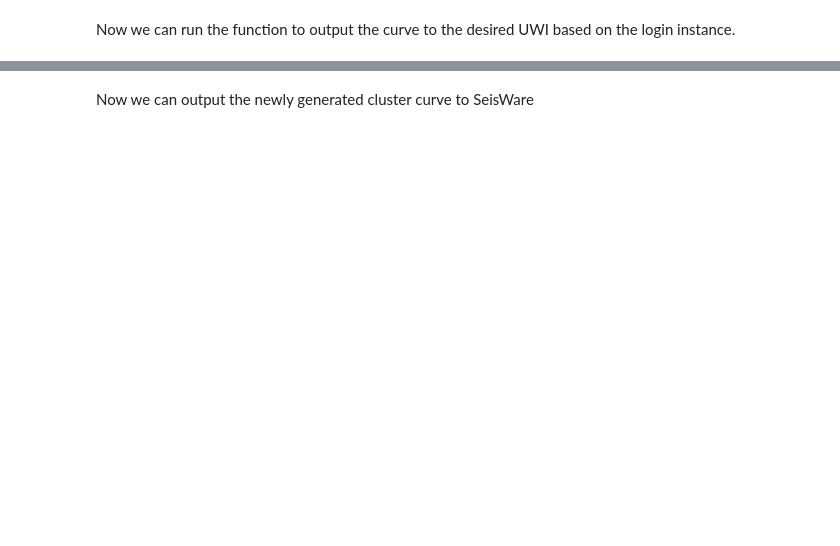
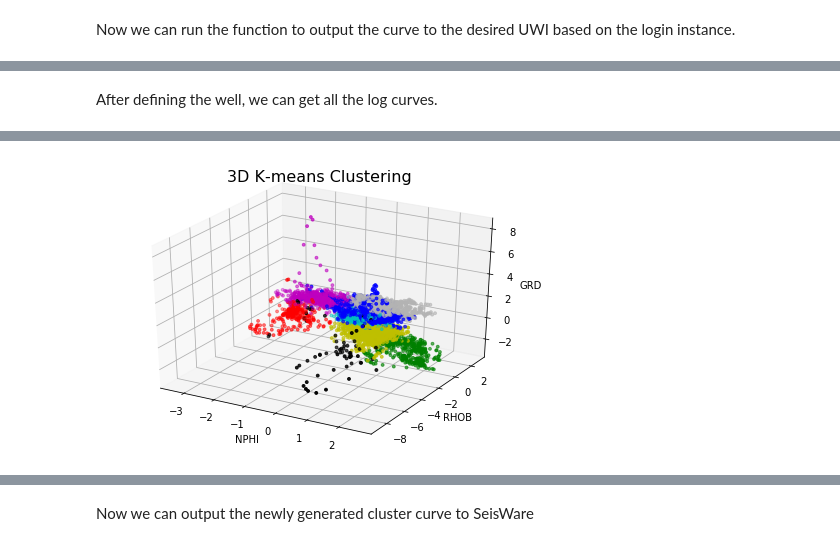
Before and after one commit to SeisWare/ClusteringWebinar, a Jupyter notebook: Clustering Webinar.ipynb, the cells around one changed output, grey strips where cells are left out. Cells and saved outputs as stored; diff of their text form; code cells hidden in the pictures; blank space fills up the shorter version.

```diff
--- a/Clustering Webinar.ipynb
+++ b/Clustering Webinar.ipynb
@@ -427,0 +533,2 @@ d2 = get_all_log_curves(SWconnect.getWell(UWI,login_instance),login_instance)
+# %% [markdown]
+After defining the well, we can get all the log curves.
@@ -428,17 +537,17 @@ d2 = get_all_log_curves(SWconnect.getWell(UWI,login_instance),login_instance)
 # %%
+%matplotlib inline
 
+logX = "NPHI"
 
-logX = "RHOB"
-
-logY = "NPHI"
+logY = "RHOB"
 
 logZ = "GRD"
 
-n_clusters = 6
+n_clusters = 8
 
 from mpl_toolkits.mplot3d import Axes3D
 
-df = d2[[logX,logY,logZ]].dropna().reset_index()
+df = d3[[logX,logY,logZ]].dropna().reset_index()
 
 #Scale data and put it back in a dataframe
 
@@ -448,23 +557,24 @@ X = pd.DataFrame(StandardScaler().fit_transform(df.iloc[:,:]))
 
 X.columns = df.columns[:]
 
-#Create the K-means
+#Create the K-means cluster
 
-two_means = cluster.MiniBatchKMeans(n_clusters=n_clusters)
+two_means = cluster.MiniBatchKMeans(n_clusters=n_clusters,n_init = 100)
 
 two_means.fit(X[[logX,logY,logZ]])
 
 y_pred = two_means.labels_
 
-
-df["Clusters"] = pd.Series(y_pred)
+df["K-means"] = pd.Series(y_pred)
 
 fig = plt.figure()
 ax = Axes3D(fig)
+fig.suptitle('3D K-means Clustering', fontsize=16)
 
-ax.scatter(X[logX],X[logY],X[logZ],c=df["Clusters"],cmap = cmap_facies,s=8)
-
-#print(df)
+ax.scatter(X[logX],X[logY],X[logZ],c=df["K-means"],cmap = cmap_facies,s=8)
+ax.set_xlabel(logX)
+ax.set_ylabel(logY)
+ax.set_zlabel(logZ)
 
 df = df.set_index("DEPT")
 # %% [output]
@@ -474 +581,2 @@ Warning: Cannot change to a different GUI toolkit: qt. Using notebook instead.
+[figure, added]
 # %%
```
Also changed, not shown: parts of 47 cells of this notebook, 2 other files.
